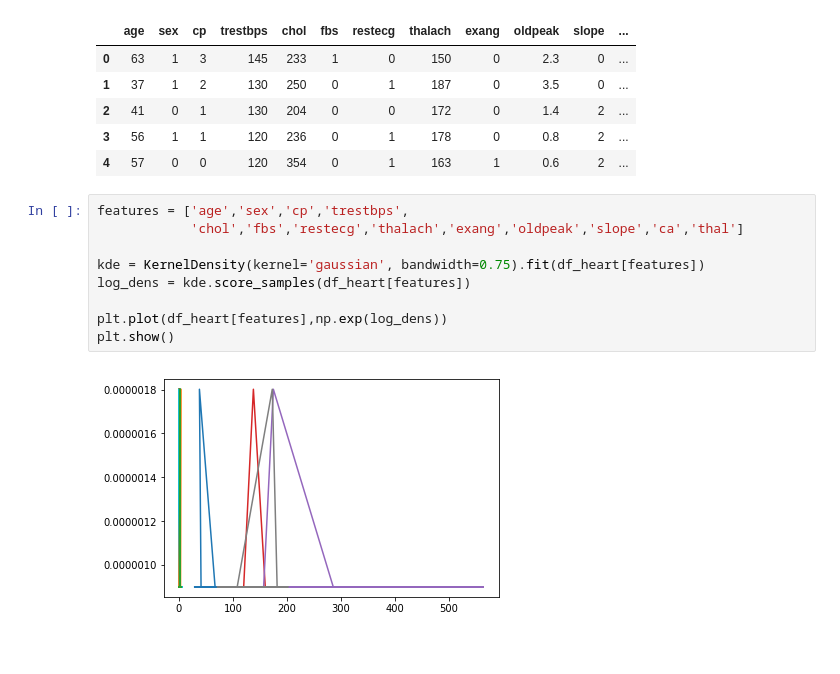
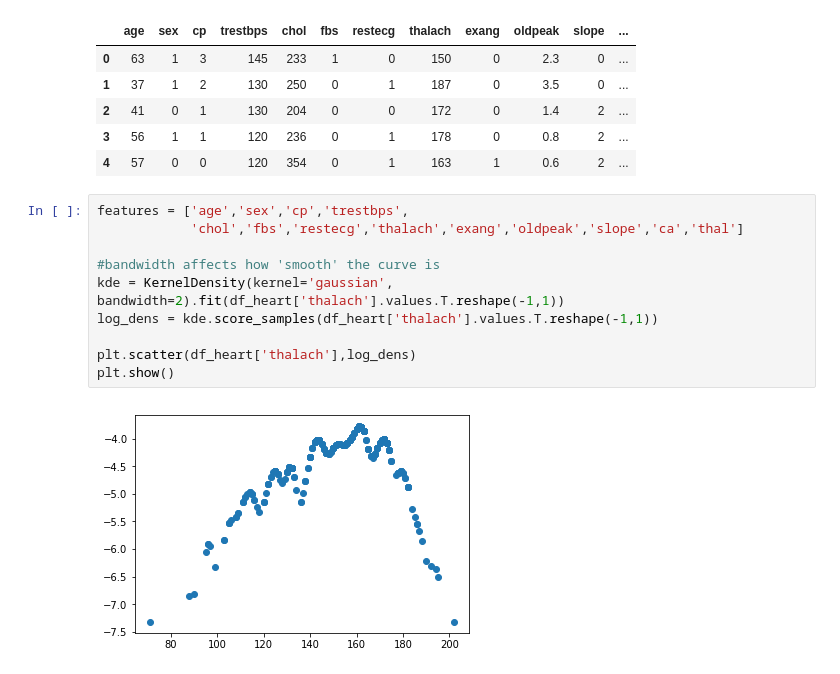
Before and after one commit to foreverloop/azcourseprep, a Jupyter notebook: density-estimation.ipynb, the cells around one changed output. Drawn from its saved outputs; the diff is of its cells as text.

```diff
--- a/density-estimation.ipynb
+++ b/density-estimation.ipynb
@@ -30,11 +31,12 @@ df_heart.head()
 # %%
 features = ['age','sex','cp','trestbps',
             'chol','fbs','restecg','thalach','exang','oldpeak','slope','ca','thal']
 
-kde = KernelDensity(kernel='gaussian', bandwidth=0.75).fit(df_heart[features])
-log_dens = kde.score_samples(df_heart[features])
+#bandwidth affects how 'smooth' the curve is
+kde = KernelDensity(kernel='gaussian', bandwidth=2).fit(df_heart['thalach'].values.T.reshape(-1,1))
+log_dens = kde.score_samples(df_heart['thalach'].values.T.reshape(-1,1))
 
-plt.plot(df_heart[features],np.exp(log_dens))
+plt.scatter(df_heart['thalach'],log_dens)
 plt.show()
 # %% [output]
-[figure, old version]
+[figure, new version]
```
Also changed, not shown: parts of 6 cells of this notebook.
